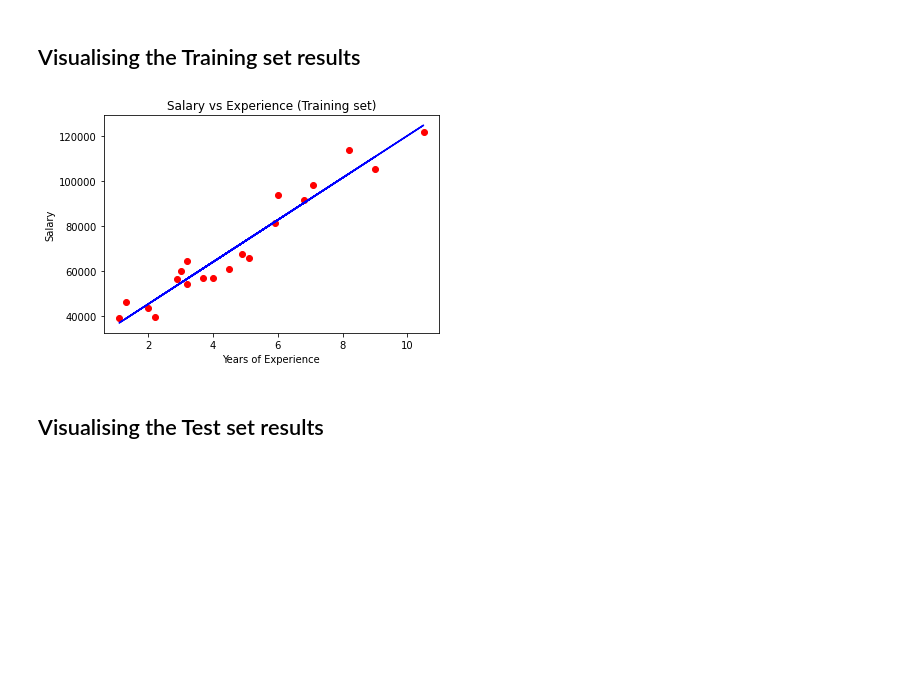
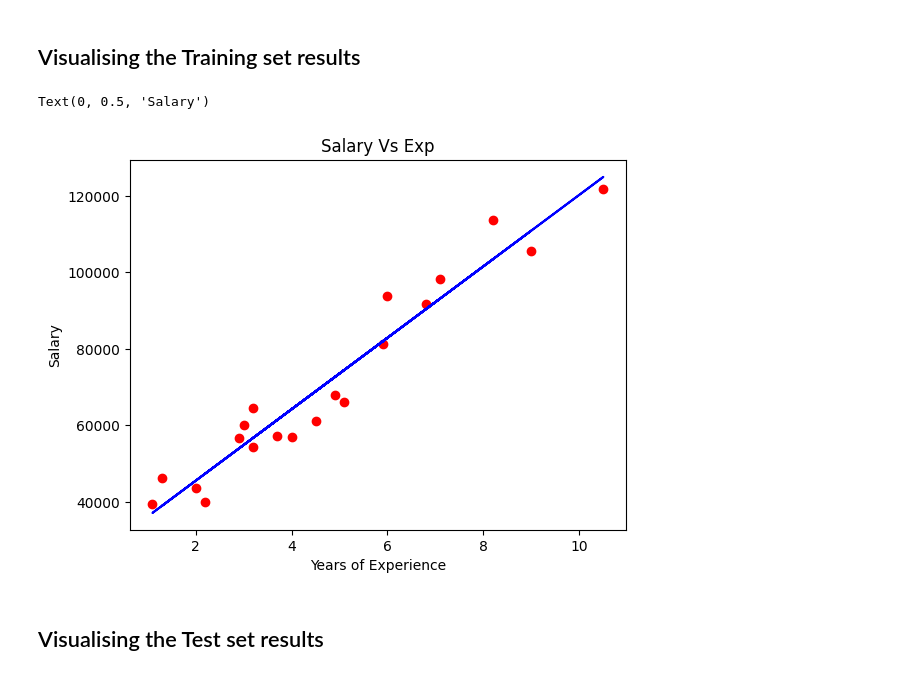
Before and after one commit to girishpatil1992/MachineLearningFromUdemy, a Jupyter notebook: simple_linear_regression.ipynb, the cells around one changed output. Cells and saved outputs as stored; diff of their text form; code cells hidden in the pictures; blank space fills up the shorter version.

```diff
--- a/simple_linear_regression.ipynb
+++ b/simple_linear_regression.ipynb
@@ -34,14 +34,14 @@ y_pred = regressor.predict(X_test)
 # %% [markdown]
 ## Visualising the Training set results
 # %%
-plt.scatter(X_train, y_train, color = 'red')
-plt.plot(X_train, regressor.predict(X_train), color = 'blue')
-plt.title('Salary vs Experience (Training set)')
-plt.xlabel('Years of Experience')
-plt.ylabel('Salary')
-plt.show()
+plt.scatter(X_train, y_train, color = 'r')
+plt.plot(X_train, regressor.predict(X_train), color='blue')
+plt.title("Salary Vs Exp")
+plt.xlabel("Years of Experience")
+plt.ylabel("Salary")
 # %% [output]
+Text(0, 0.5, 'Salary')
-[figure, old version]
+[figure, new version]
 # %% [markdown]
 ## Visualising the Test set results
 # %%
```
Also changed, not shown: parts of 4 cells of this notebook.
